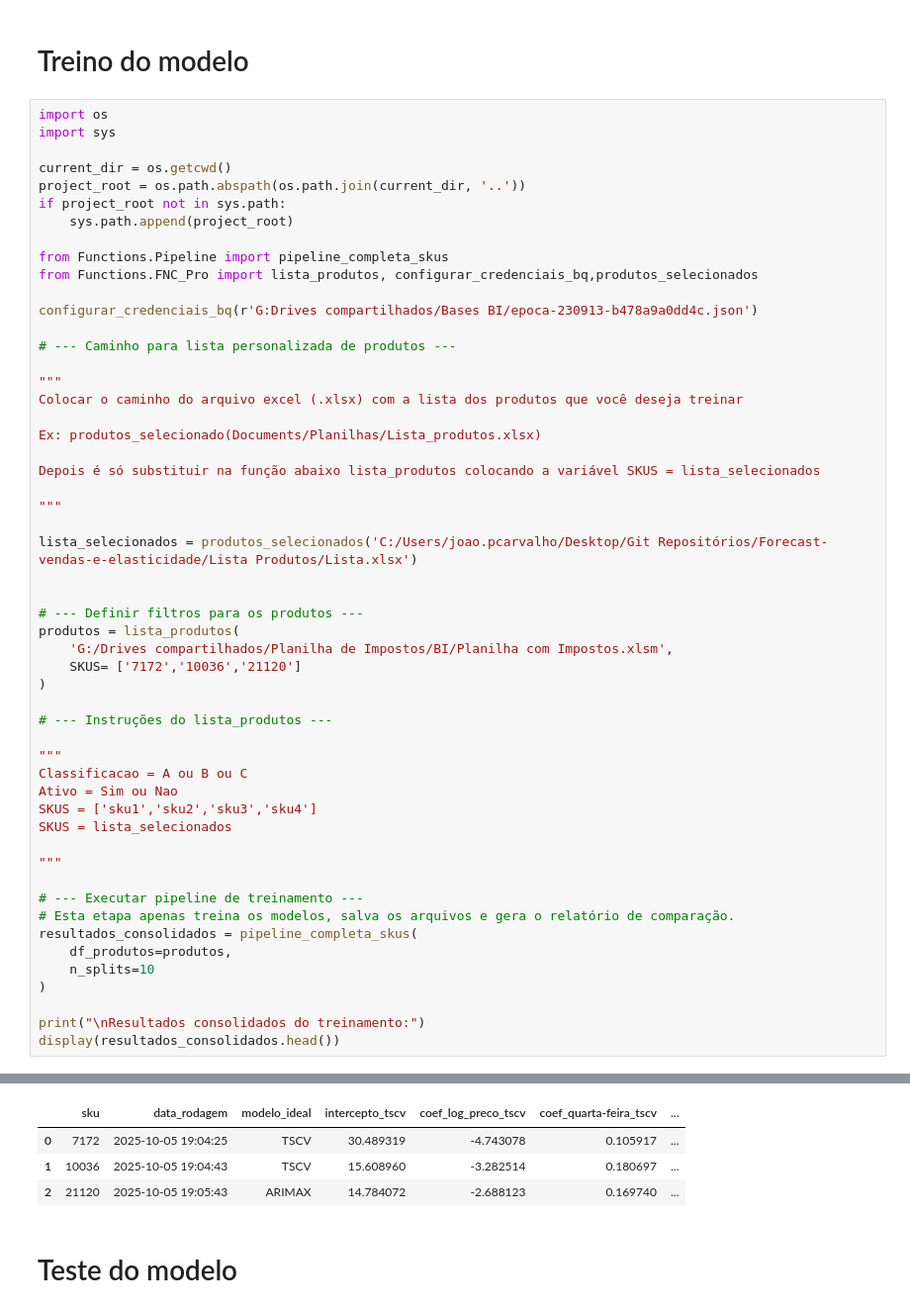
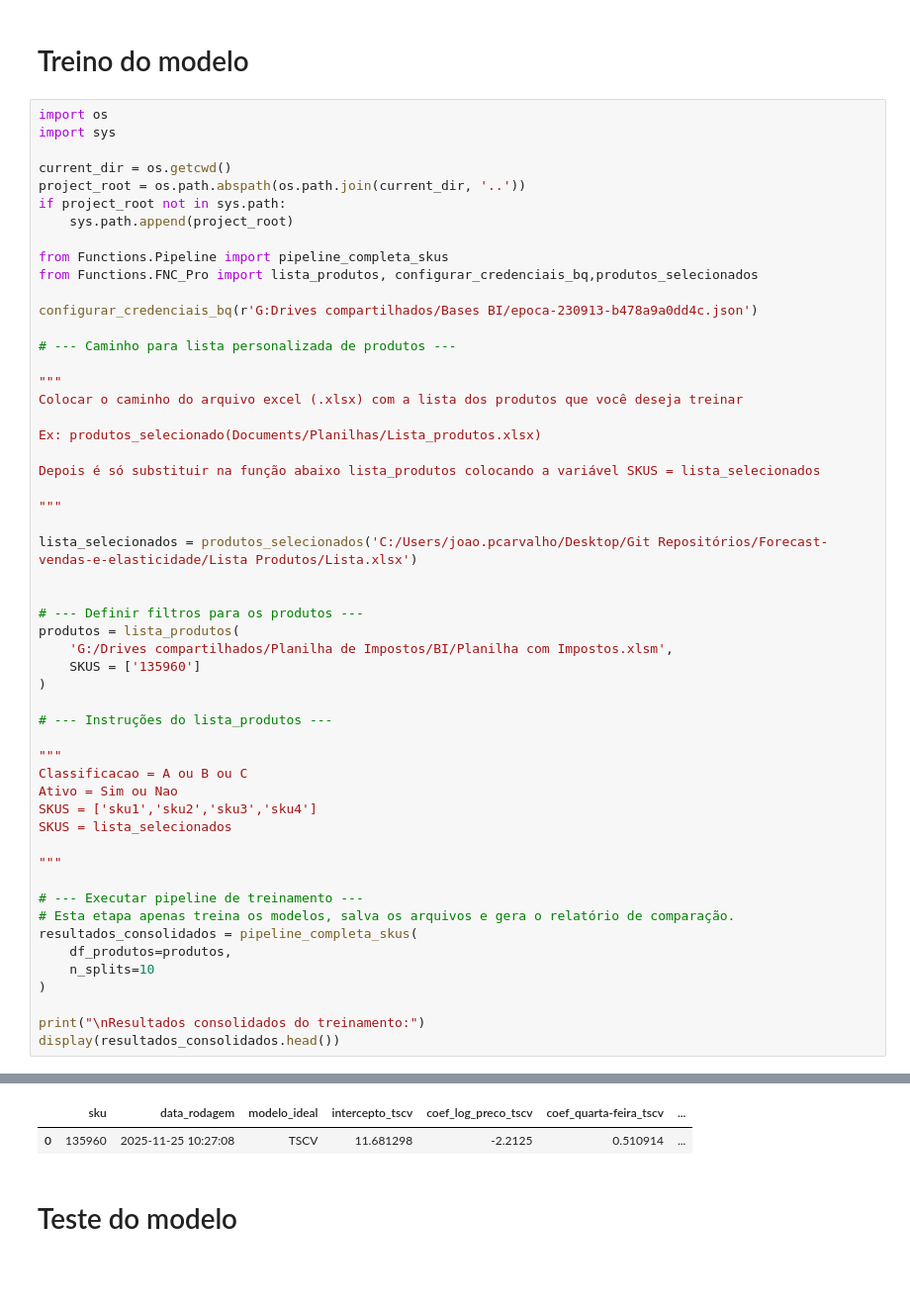
Before and after one commit to saisqlol/Forecast-vendas-e-elasticidade, a Jupyter notebook: Modelo/Calculadora_Elasticidade.ipynb, the cells around one changed output, grey strips where cells are left out. Shown at 99% size. Drawn from its saved outputs; the diff is of its cells as text; blank space fills up the shorter version.

```diff
--- a/Modelo/Calculadora_Elasticidade.ipynb
+++ b/Modelo/Calculadora_Elasticidade.ipynb
@@ -31,7 +31,7 @@ lista_selecionados = produtos_selecionados('C:/Users/joao.pcarvalho/Desktop/Git
 # --- Definir filtros para os produtos ---
 produtos = lista_produtos(
     'G:/Drives compartilhados/Planilha de Impostos/BI/Planilha com Impostos.xlsm',
-    SKUS= ['7172','10036','21120']
+    SKUS = ['135960']
 )
 
 # --- Instruções do lista_produtos ---
@@ -71,10 +71,8 @@ SKU 7172: Histórico de dados ajustado para começar em 2023-01-01, o primeiro d
   SKUs com erro: 0
 
 Resultados consolidados do treinamento:
 |  | sku | data_rodagem | modelo_ideal | intercepto_tscv | coef_log_preco_tscv | coef_quarta-feira_tscv | ... |
-| 0 | 7172 | 2025-10-05 19:04:25 | TSCV | 30.489319 | -4.743078 | 0.105917 | ... |
-| 1 | 10036 | 2025-10-05 19:04:43 | TSCV | 15.608960 | -3.282514 | 0.180697 | ... |
-| 2 | 21120 | 2025-10-05 19:05:43 | ARIMAX | 14.784072 | -2.688123 | 0.169740 | ... |
+| 0 | 135960 | 2025-11-25 10:27:08 | TSCV | 11.681298 | -2.2125 | 0.510914 | ... |
 # %% [markdown]
 # Teste do modelo
 # %%
```
Also changed, not shown: parts of 2 cells of this notebook, 18 other files.
